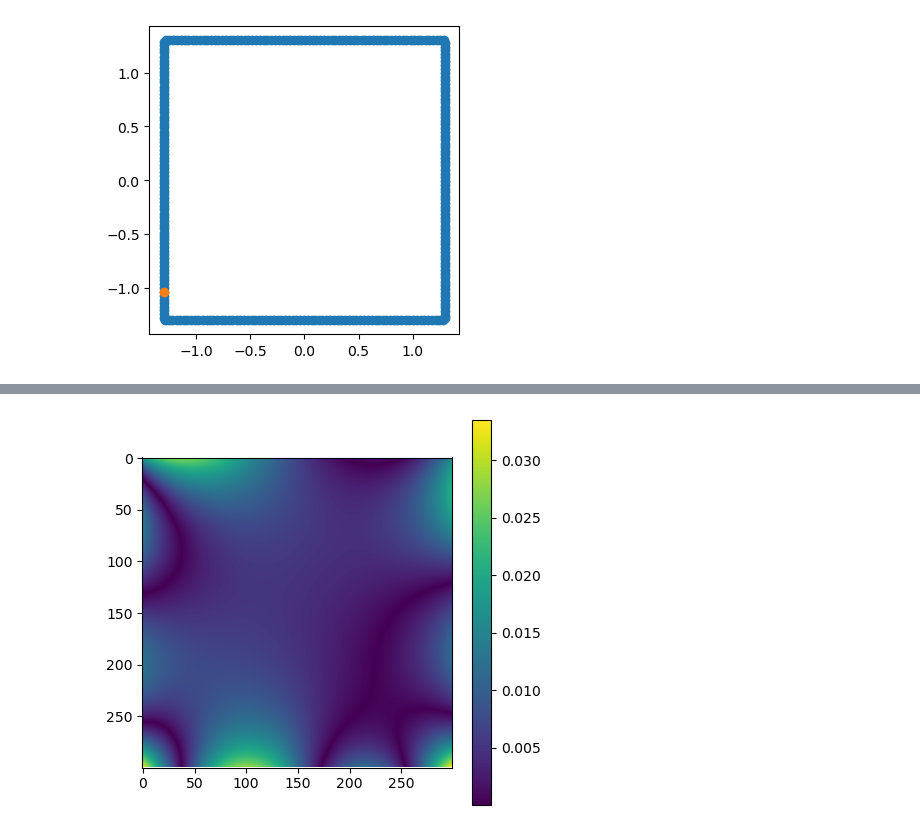
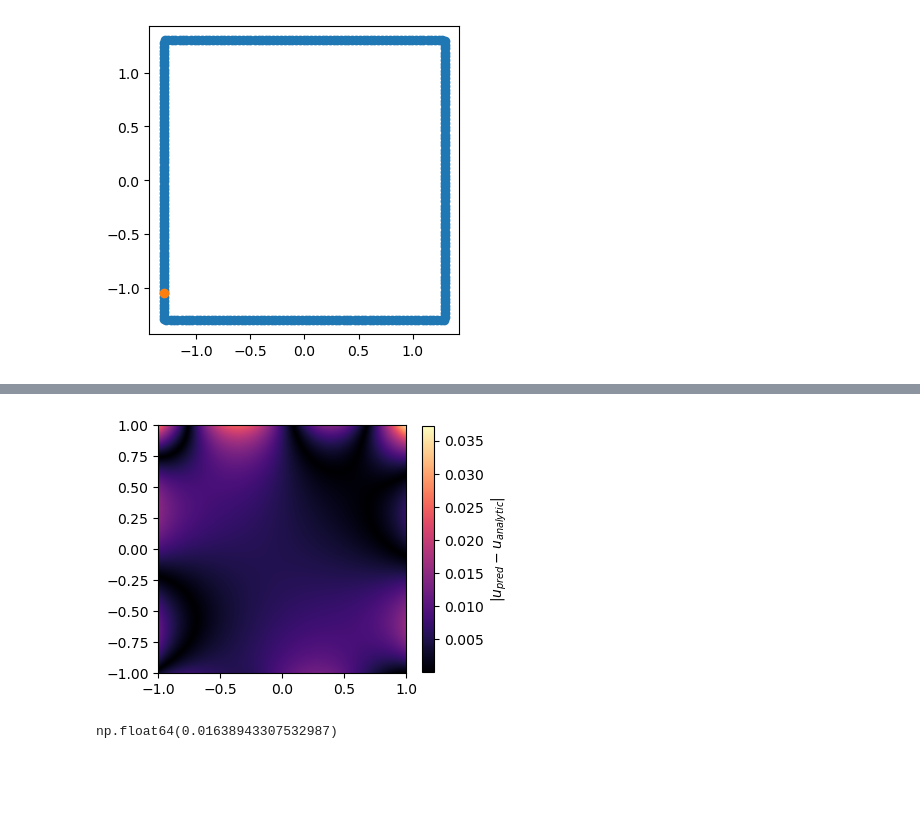
Before and after one commit to oscar-rincon/curso_bem, a Jupyter notebook: proyecto_pibi/test_problem_pibi_1.ipynb, the cells around one changed output, grey strips where cells are left out. Drawn from its saved outputs; the diff is of its cells as text; code cells hidden in the pictures; blank space fills up the shorter version.

```diff
--- a/proyecto_pibi/test_problem_pibi_1.ipynb
+++ b/proyecto_pibi/test_problem_pibi_1.ipynb
@@ -389,9 +389,16 @@ plt.show()
 # %%
 u_analitic = XU_grid[:,-1].reshape(X_grid.shape)
 # %%
-plt.figure(figsize=(5, 5))
-plt.imshow(np.abs(u_pibi.detach()-u_analitic))
-plt.colorbar()
+plt.figure(figsize=(4, 4))
+plt.imshow(np.abs(u_pibi.detach()-u_analitic), cmap='magma', extent=(-1, 1, -1, 1))
+plt.colorbar(shrink=0.8, label='$|u_{pred} - u_{analytic}|$')
+plt.savefig('error_pibi.svg')
 plt.show()
 # %% [output]
-[figure, old version]
+[figure, new version]
+# %%
+# Calcular el error relativo entre el potencial numérico y el exacto
+relative_error = np.linalg.norm(u_analitic - u_pibi.detach().numpy(), 2)/np.linalg.norm(u_analitic, 2)
+relative_error
+# %% [output]
+np.float64(0.01638943307532987)
```
Also changed, not shown: parts of 4 cells of this notebook, 6 other files.
